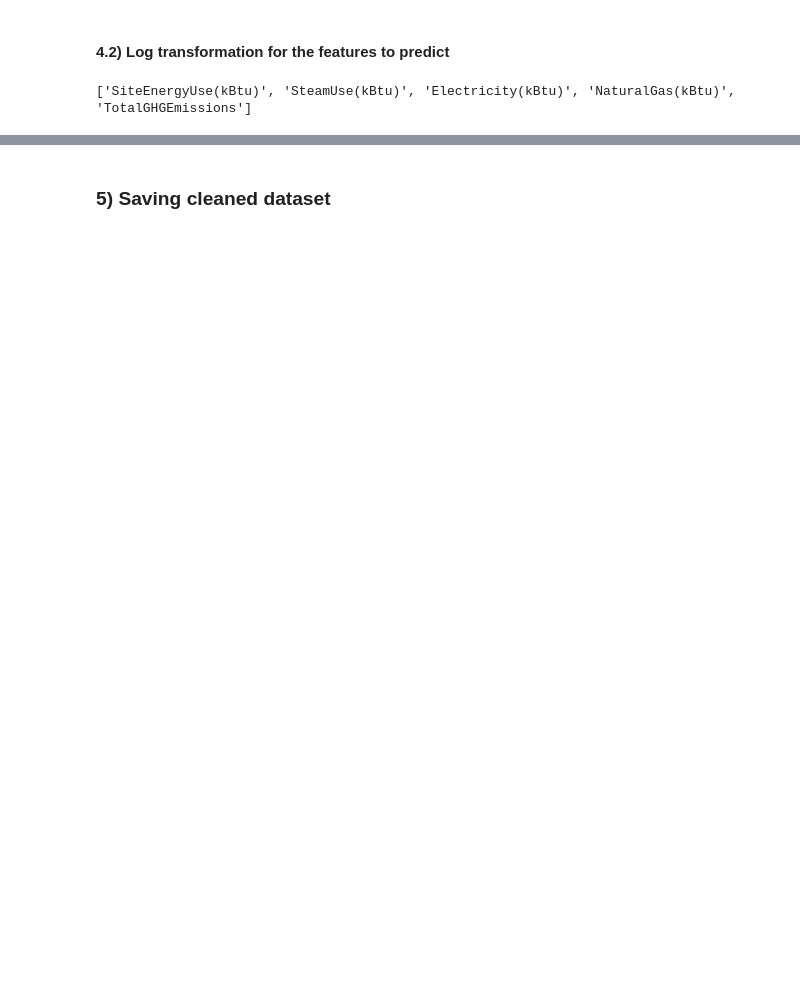
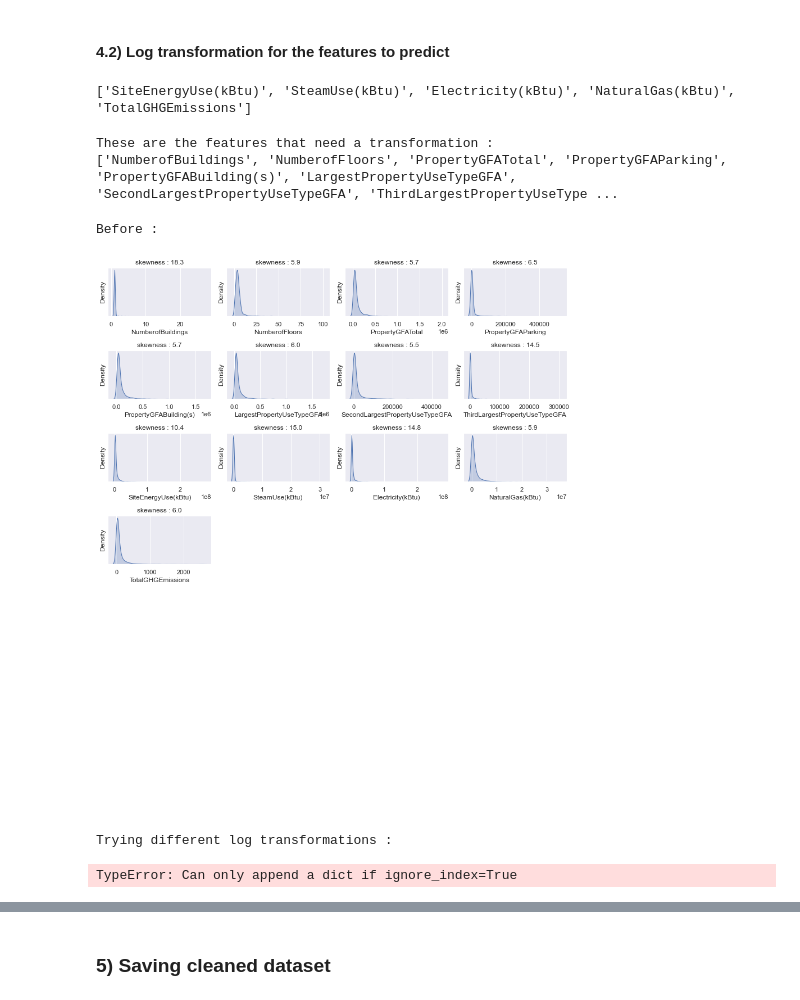
Before and after one commit to oumeima-elgharbi/P4_Data_Science_OpenClassrooms, a Jupyter notebook: P4_02_exploratory_data_analysis.ipynb, the cells around one changed output, grey strips where cells are left out. Cells and saved outputs as stored; diff of their text form; code cells hidden in the pictures; blank space fills up the shorter version.

Commit message:
trying diff log transformation

```diff
--- a/P4_02_exploratory_data_analysis.ipynb
+++ b/P4_02_exploratory_data_analysis.ipynb
@@ -504,4 +499,24 @@ features_to_predict = [
 print(features_to_predict)
 # %% [output]
 ['SiteEnergyUse(kBtu)', 'SteamUse(kBtu)', 'Electricity(kBtu)', 'NaturalGas(kBtu)', 'TotalGHGEmissions']
+# %%
+print("These are the features that need a transformation :")
+skew_features = get_features_skewness(dataset_v2)
+print(skew_features)
+# %% [output]
+These are the features that need a transformation :
+['NumberofBuildings', 'NumberofFloors', 'PropertyGFATotal', 'PropertyGFAParking', 'PropertyGFABuilding(s)', 'LargestPropertyUseTypeGFA', 'SecondLargestPropertyUseTypeGFA', 'ThirdLargestPropertyUseType ...
+# %%
+print("Before :")
+densite(dataset_v2[skew_features])
+# %% [output]
+Before :
+[figure, added]
+# %%
+print("Trying different log transformations :")
+test_log = compute_log_effect_on_skewness(dataset_v2, skew_features)
+display(test_log)
+# %% [output]
+Trying different log transformations :
+TypeError: Can only append a dict if ignore_index=True
 # %%
```
Also changed, not shown: parts of 14 cells of this notebook, 1 other file.
